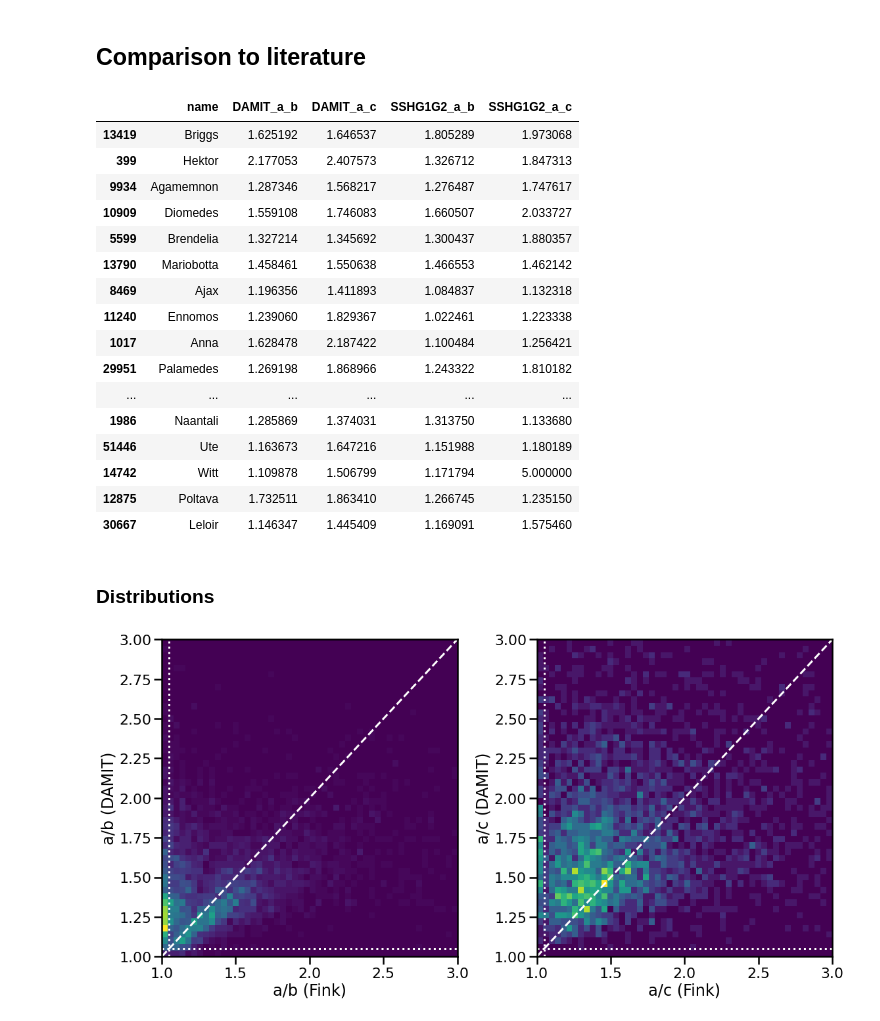
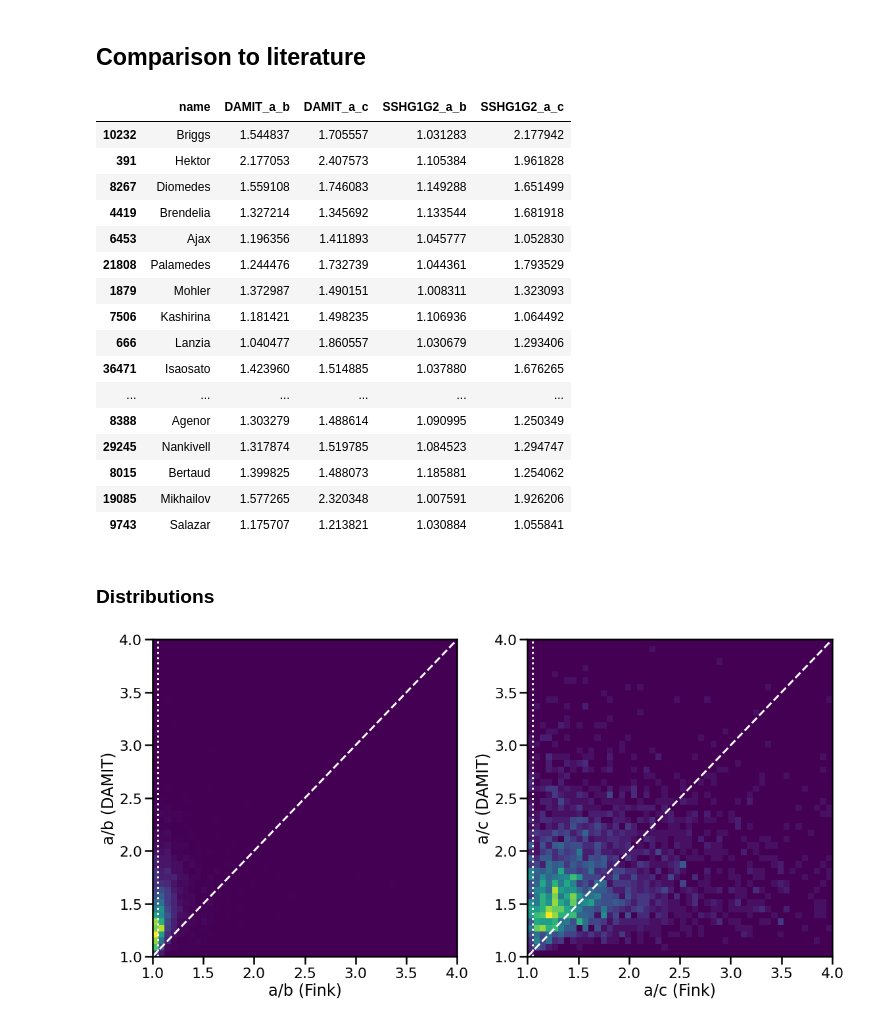
Before and after one commit to astrolabsoftware/fink-spins, a Jupyter notebook: notebooks/periods/shape_analysis_SSHG1G2.ipynb, the cells around one changed output. Drawn from its saved outputs; the diff is of its cells as text; code cells hidden in the pictures.

```diff
--- a/notebooks/periods/shape_analysis_SSHG1G2.ipynb
+++ b/notebooks/periods/shape_analysis_SSHG1G2.ipynb
@@ -24,5 +24,13 @@ sns.set_context("poster")
 data_fink = "../../"
 ssoft = pd.read_parquet(os.path.join(data_fink, "data", "ztf", "sso_ZTF.parquet"))
 # %%
-ssoft
+maskFINK_inter = compute_mask(ssoft, thres_spin=1e-3, thres_phase=1e-3, R_min=0.30, model='FINK', kind='inter')
+maskFINK_union = compute_mask(ssoft, thres_spin=1e-3, thres_phase=1e-3, R_min=0.30, model='FINK', kind='union')
+
+for model in ['HG', 'HG1G2', 'SHG1G2', 'FINK']:
+    print_statistics(ssoft, model)
+    print()
+
+mask = maskFINK_union
+print(sum(mask))
 # %% [output]
@@ -42,8 +54,5 @@ ssoft
 # %%
 flavor = "SSHG1G2"
-# %%
-# put the period in hours
-ssoft[f"{flavor}_period"] = 24 * ssoft[f"{flavor}_period"]
 # %%
 abc = pd.read_csv("../../data/damit_abc.csv")
 
@@ -100,7 +109,7 @@ miss ab, bc 0 0
 # %% [markdown]
 ## Comparison to literature
 # %%
-data = abc.merge(ssoft, left_on="name", right_on="name", how="left")
+data = abc.merge(ssoft[mask], left_on="name", right_on="name", how="left")
 
 # sort by number of observations
 data = data.sort_values("n_obs", ascending=False)
@@ -117,52 +126,51 @@ data = data.drop_duplicates("name")
 data[col_display].head(50)
 # %% [output]
 |  | name | DAMIT_a_b | DAMIT_a_c | SSHG1G2_a_b | SSHG1G2_a_c |
-| 13419 | Briggs | 1.625192 | 1.646537 | 1.805289 | 1.973068 |
-| 399 | Hektor | 2.177053 | 2.407573 | 1.326712 | 1.847313 |
-| 9934 | Agamemnon | 1.287346 | 1.568217 | 1.276487 | 1.747617 |
-| 10909 | Diomedes | 1.559108 | 1.746083 | 1.660507 | 2.033727 |
-| 5599 | Brendelia | 1.327214 | 1.345692 | 1.300437 | 1.880357 |
-| 13790 | Mariobotta | 1.458461 | 1.550638 | 1.466553 | 1.462142 |
-| 8469 | Ajax | 1.196356 | 1.411893 | 1.084837 | 1.132318 |
-| 11240 | Ennomos | 1.239060 | 1.829367 | 1.022461 | 1.223338 |
-| 1017 | Anna | 1.628478 | 2.187422 | 1.100484 | 1.256421 |
-| 29951 | Palamedes | 1.269198 | 1.868966 | 1.243322 | 1.810182 |
+| 10232 | Briggs | 1.544837 | 1.705557 | 1.031283 | 2.177942 |
+| 391 | Hektor | 2.177053 | 2.407573 | 1.105384 | 1.961828 |
+| 8267 | Diomedes | 1.559108 | 1.746083 | 1.149288 | 1.651499 |
+| 4419 | Brendelia | 1.327214 | 1.345692 | 1.133544 | 1.681918 |
+| 6453 | Ajax | 1.196356 | 1.411893 | 1.045777 | 1.052830 |
+| 21808 | Palamedes | 1.244476 | 1.732739 | 1.044361 | 1.793529 |
+| 1879 | Mohler | 1.372987 | 1.490151 | 1.008311 | 1.323093 |
+| 7506 | Kashirina | 1.181421 | 1.498235 | 1.106936 | 1.064492 |
+| 666 | Lanzia | 1.040477 | 1.860557 | 1.030679 | 1.293406 |
+| 36471 | Isaosato | 1.423960 | 1.514885 | 1.037880 | 1.676265 |
 | ... | ... | ... | ... | ... | ... |
-| 1986 | Naantali | 1.285869 | 1.374031 | 1.313750 | 1.133680 |
-| 51446 | Ute | 1.163673 | 1.647216 | 1.151988 | 1.180189 |
-| 14742 | Witt | 1.109878 | 1.506799 | 1.171794 | 5.000000 |
-| 12875 | Poltava | 1.732511 | 1.863410 | 1.266745 | 1.235150 |
-| 30667 | Leloir | 1.146347 | 1.445409 | 1.169091 | 1.575460 |
+| 8388 | Agenor | 1.303279 | 1.488614 | 1.090995 | 1.250349 |
+| 29245 | Nankivell | 1.317874 | 1.519785 | 1.084523 | 1.294747 |
+| 8015 | Bertaud | 1.399825 | 1.488073 | 1.185881 | 1.254062 |
+| 19085 | Mikhailov | 1.577265 | 2.320348 | 1.007591 | 1.926206 |
+| 9743 | Salazar | 1.175707 | 1.213821 | 1.030884 | 1.055841 |
 # %% [markdown]
 ### Distributions
 # %%
 fig, axes = plt.subplots(1, 2, figsize=(16, 8))
 
-r_ab = [1, 3]
-r_bc = [1, 3]
-r_ac = [1, 3]
+r_ab = [1, 4]
+r_bc = [1, 4]
+r_ac = [1, 4]
 b_ab = 50
 b_bc = 50
 b_ac = 50
 
 fields = ["a_b", "a_c"]
 for index in range(2):
     axes[index].hist2d(
         data["SSHG1G2_{}".format(fields[index])],
         data["DAMIT_{}".format(fields[index])],
         range=[r_ab, r_bc],
         bins=[b_ab, b_bc]
     )
 
-    axes[index].axhline(1.05, color='white', ls=":")
-    axes[index].axvline(1.05, color='white', ls=":")
+    axes[index].axvline(1.05, color='white', ls=":") # p0 in the fit
 
 
     axes[index].plot(r_ab, r_bc, color="white", ls='--')
     axes[index].set_xlabel("{} (Fink)".format(fields[index]).replace("_", "/"))
     axes[index].set_ylabel("{} (DAMIT)".format(fields[index]).replace("_", "/"))
 
 # axes[1].legend(prop={'size': 15})
 plt.tight_layout()
 # %% [output]
-[figure, old version]
+[figure, new version]
```
Also changed, not shown: parts of 10 cells of this notebook, 4 other files.
